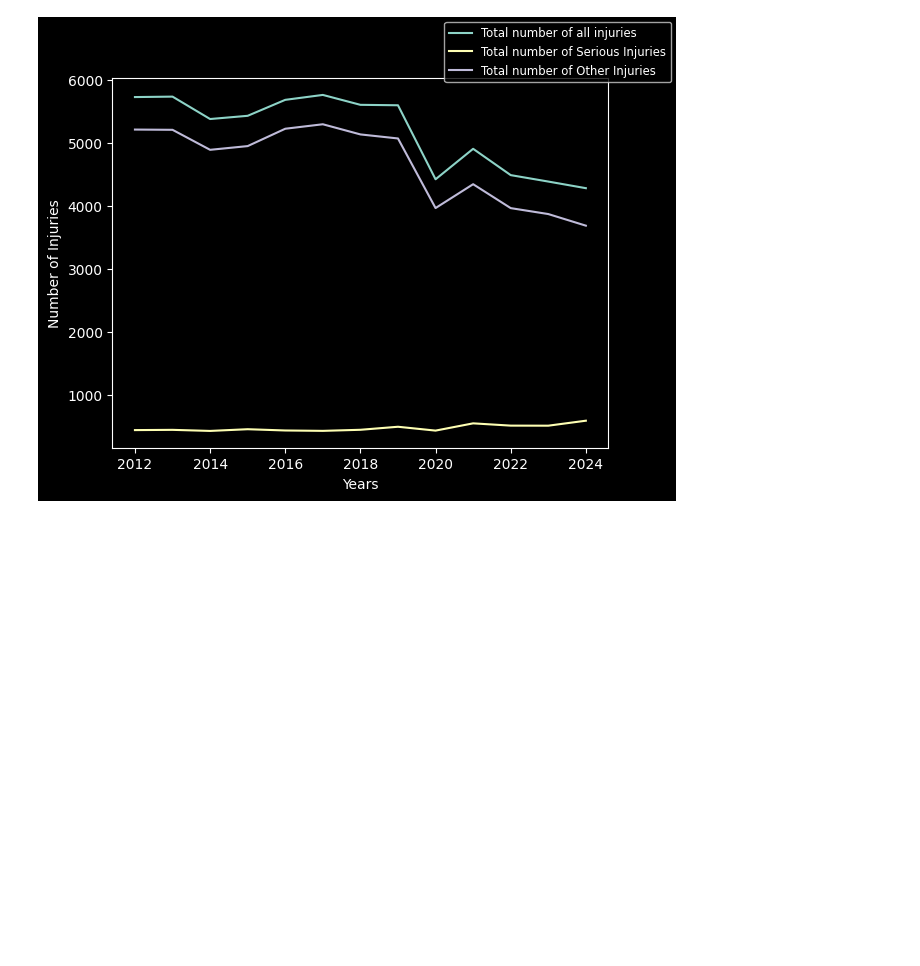
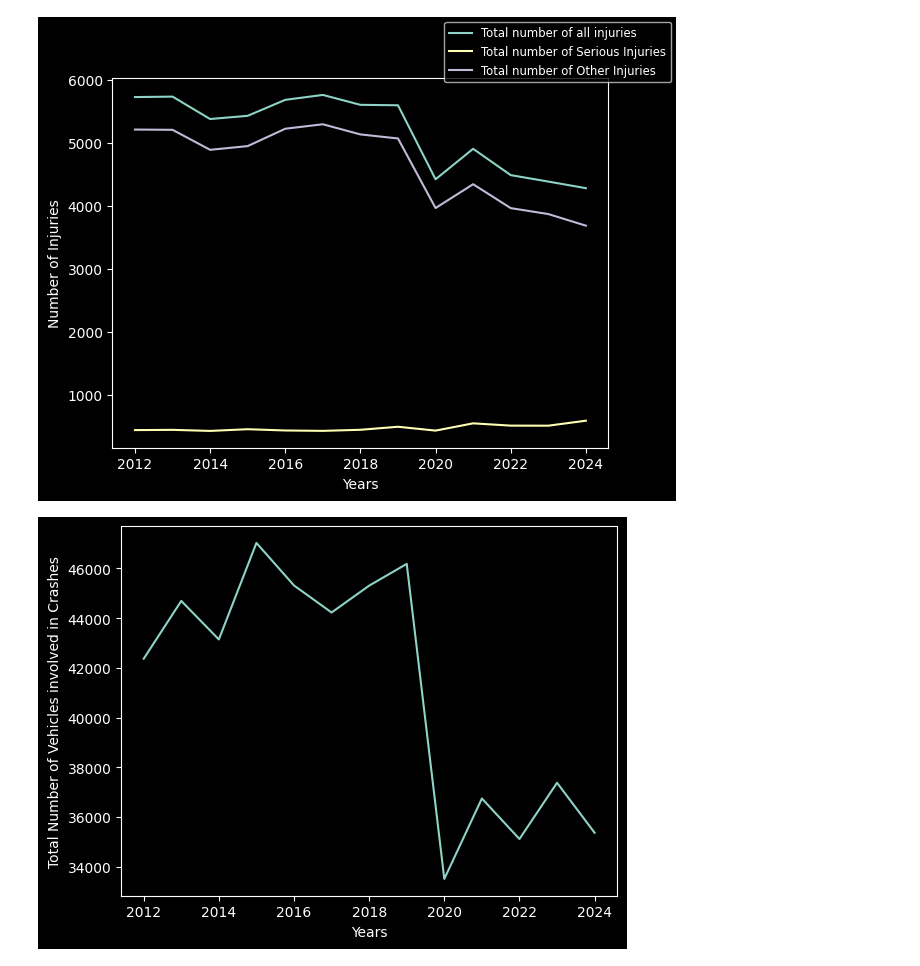
Before and after one commit to justinjli2004-sketch/spring2026, a Jupyter notebook: project/EDA.ipynb, the cells around one changed output. Cells and saved outputs as stored; diff of their text form; code cells hidden in the pictures; blank space fills up the shorter version.

```diff
--- a/project/EDA.ipynb
+++ b/project/EDA.ipynb
@@ -131,0 +143,10 @@ plt.show()
+# %%
+#a plot of the total # of cars involved in a crash over the years
+TotalVics_yearsum, TotalVics_yearmeans, TotalVics_yearprops,TotalVics_casecount = yearstats(summary_table_sorted_year,"NumberOfVehicles",years)
+
+plt.plot(years, TotalVics_yearsum)
+plt.xlabel("Years")
+plt.ylabel("Total Number of Vehicles involved in Crashes")
+plt.show()
+# %% [output]
+[figure, added]
```
Also changed, not shown: parts of 5 cells of this notebook.
